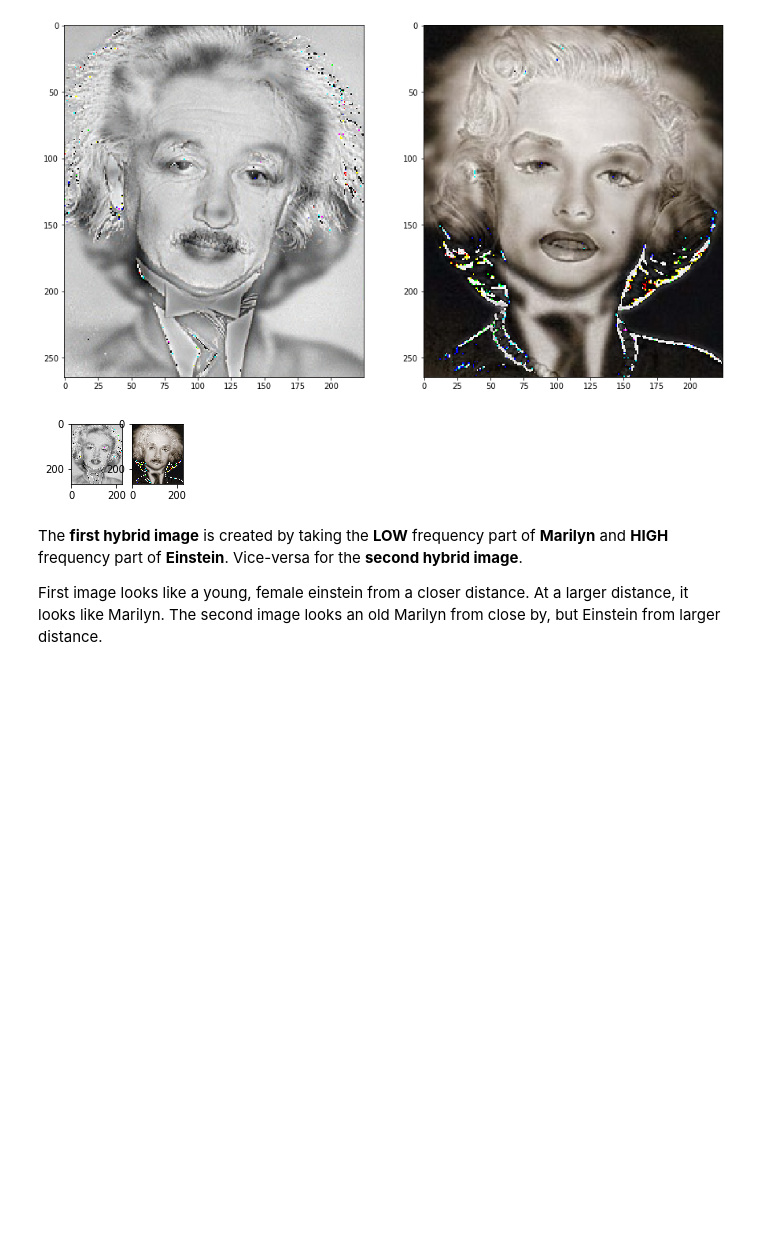
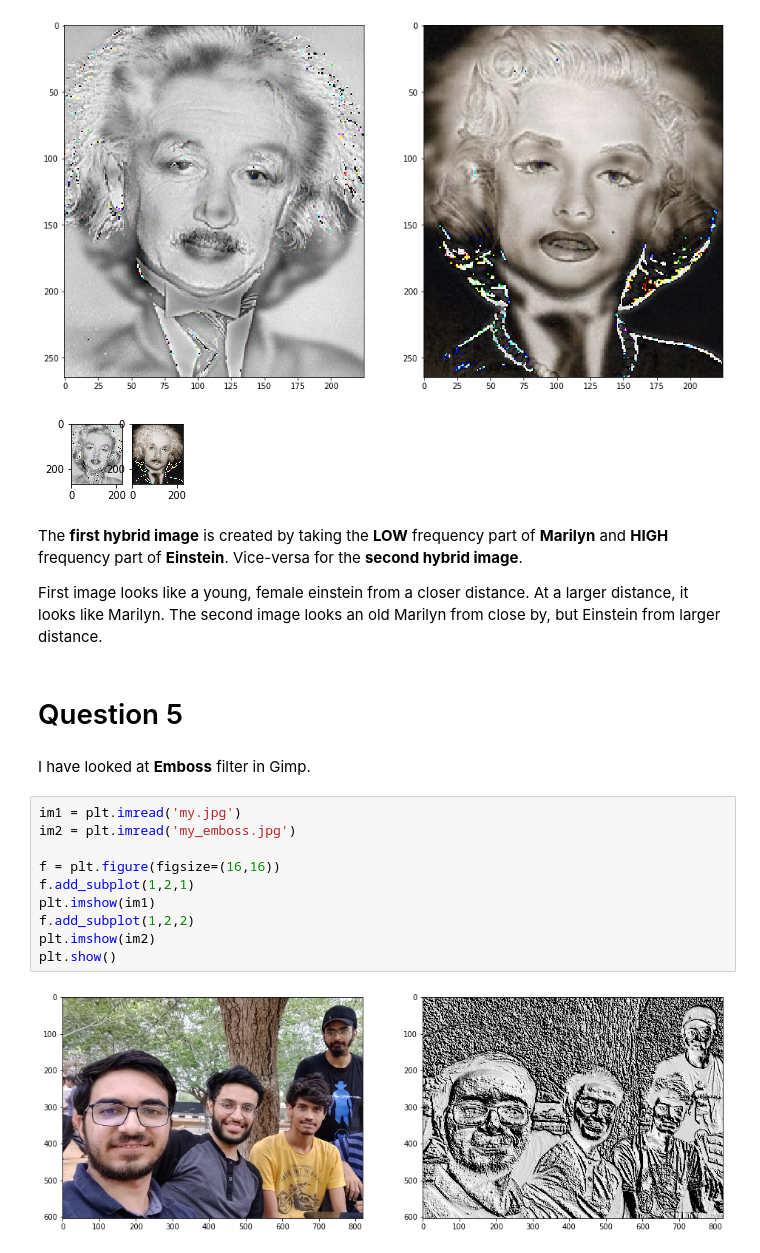
Before and after one commit to frags51/C-codes, a Jupyter notebook: assignment/deep-l/DeepL Assignment 1.ipynb, the cells around one changed output. Saved outputs shown, nothing was run; the diff lists cells and outputs as text; blank space fills up the shorter version.

```diff
--- a/assignment/deep-l/DeepL Assignment 1.ipynb
+++ b/assignment/deep-l/DeepL Assignment 1.ipynb
@@ -376,3 +376,19 @@ The **first hybrid image** is created by taking the **LOW** frequency part of **
 
 First image looks like a young, female einstein from a closer distance. At a larger distance, it looks like Marilyn.
 The second image looks an old Marilyn from close by, but Einstein from larger distance.
+# %% [markdown]
+# Question 5
+# %% [markdown]
+I have looked at **Emboss** filter in Gimp.
+# %%
+im1 = plt.imread('my.jpg')
+im2 = plt.imread('my_emboss.jpg')
+
+f = plt.figure(figsize=(16,16))
+f.add_subplot(1,2,1)
+plt.imshow(im1)
+f.add_subplot(1,2,2)
+plt.imshow(im2)
+plt.show()
+# %% [output]
+[figure, added]
```
Also changed, not shown: parts of 3 cells of this notebook, 2 other files.
